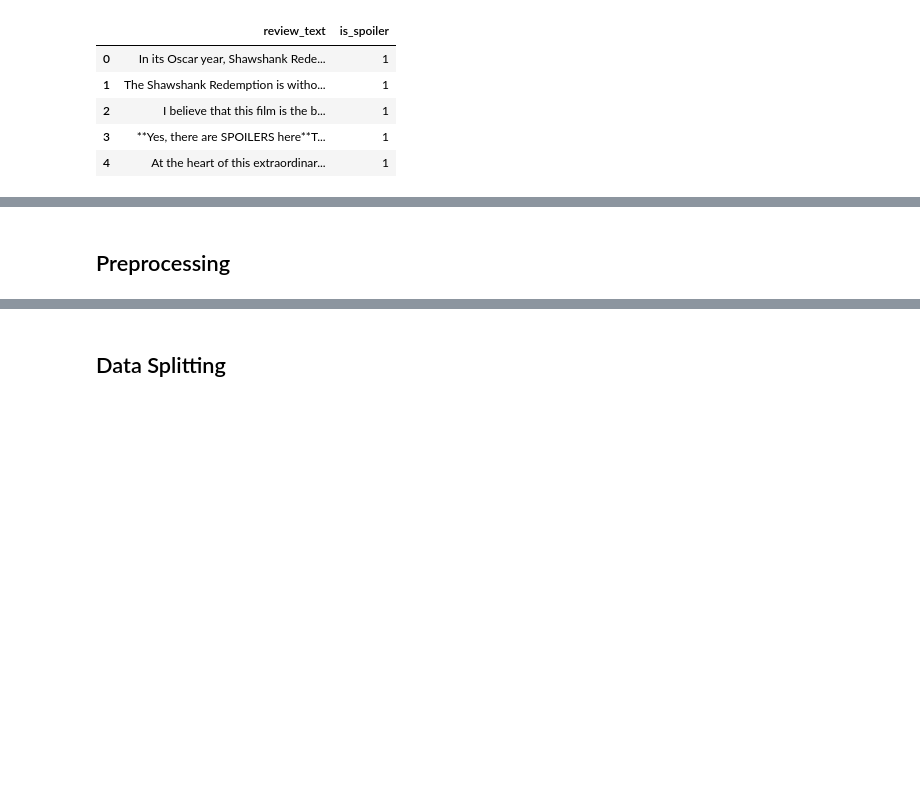
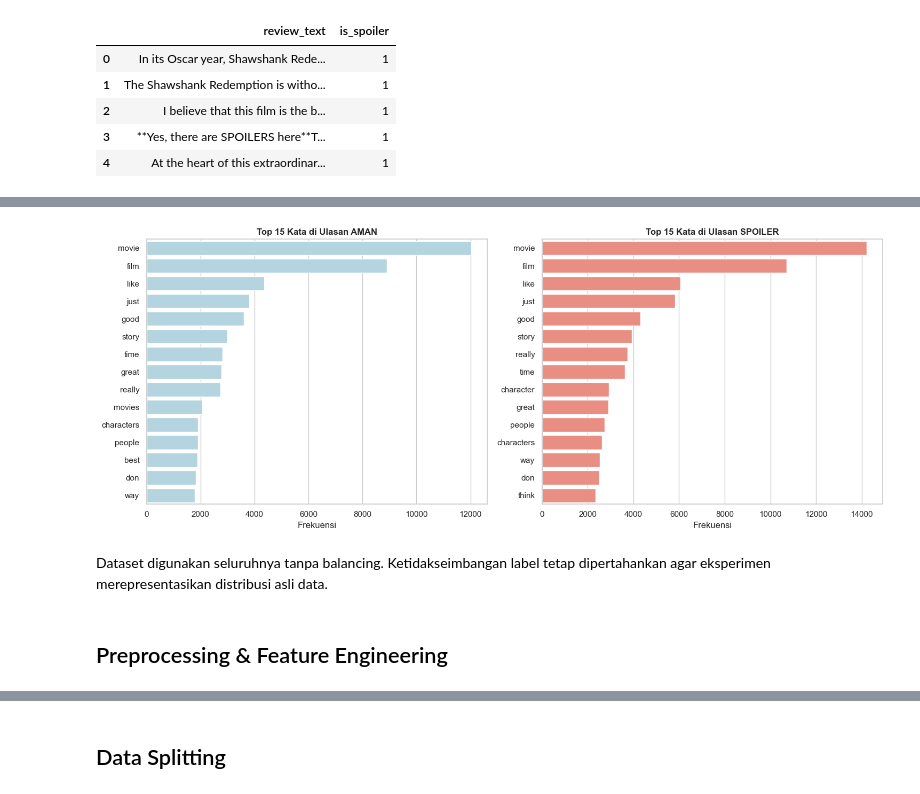
Before and after one commit to LecyLecy/imdb-spoiler-detection-nlp, a Jupyter notebook: imdb-spoiler-detection-old.ipynb, the cells around one changed output, grey strips where cells are left out. Saved outputs shown, nothing was run; the diff lists cells and outputs as text; code cells hidden in the pictures; blank space fills up the shorter version.

```diff
--- a/imdb-spoiler-detection-old.ipynb
+++ b/imdb-spoiler-detection-old.ipynb
@@ -265,2 +223,35 @@ Dataset yang digunakan pada eksperimen ini adalah data hasil balancing sebanyak
+# %%
+def plot_top_words(corpus, title, color):
+    vec = CountVectorizer(stop_words="english", max_features=15).fit(corpus)
+    bag_of_words = vec.transform(corpus)
+    sum_words = bag_of_words.sum(axis=0)
+
+    words_freq = [(word, sum_words[0, idx]) for word, idx in vec.vocabulary_.items()]
+    words_freq = sorted(words_freq, key=lambda item: item[1], reverse=True)
+
+    words, freqs = zip(*words_freq)
+
+    sns.barplot(x=list(freqs), y=list(words), color=color)
+    plt.title(title, fontsize=12, fontweight="bold")
+    plt.xlabel("Frekuensi")
+
+sample_size = min(5000, df["is_spoiler"].value_counts().min())
+sample_spoiler = df[df["is_spoiler"] == 1]["review_text"].sample(sample_size, random_state=RANDOM_STATE)
+sample_safe = df[df["is_spoiler"] == 0]["review_text"].sample(sample_size, random_state=RANDOM_STATE)
+
+plt.figure(figsize=(15, 6))
+
+plt.subplot(1, 2, 1)
+plot_top_words(sample_safe, "Top 15 Kata di Ulasan AMAN", "lightblue")
+
+plt.subplot(1, 2, 2)
+plot_top_words(sample_spoiler, "Top 15 Kata di Ulasan SPOILER", "salmon")
+
+plt.tight_layout()
+plt.show()
+# %% [output]
+[figure, added]
+# %% [markdown]
+Dataset digunakan seluruhnya tanpa balancing. Ketidakseimbangan label tetap dipertahankan agar eksperimen merepresentasikan distribusi asli data.
 # %% [markdown]
-## Preprocessing
+## Preprocessing & Feature Engineering
```
Also changed, not shown: parts of 33 cells of this notebook, 6 other files.
